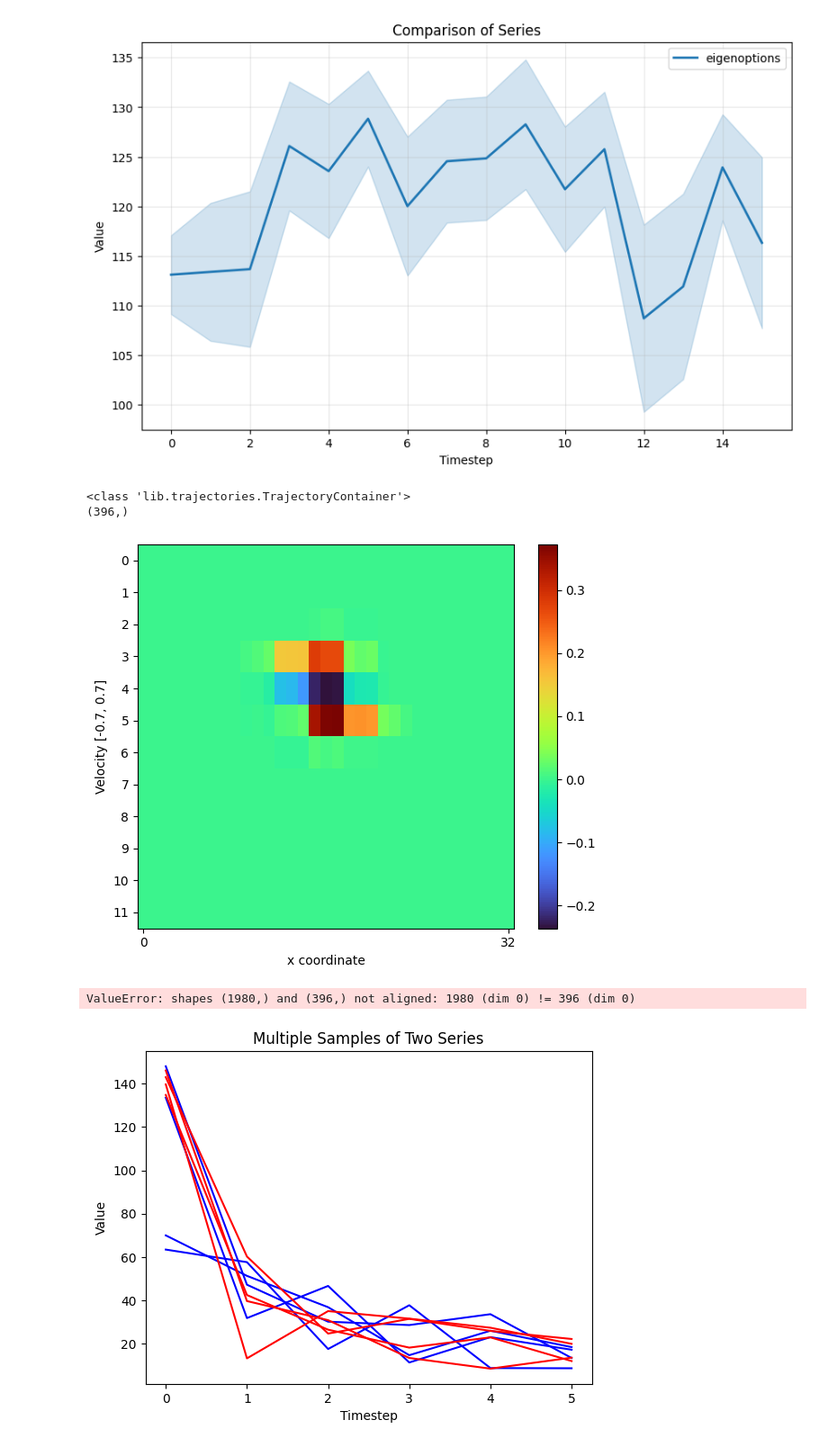
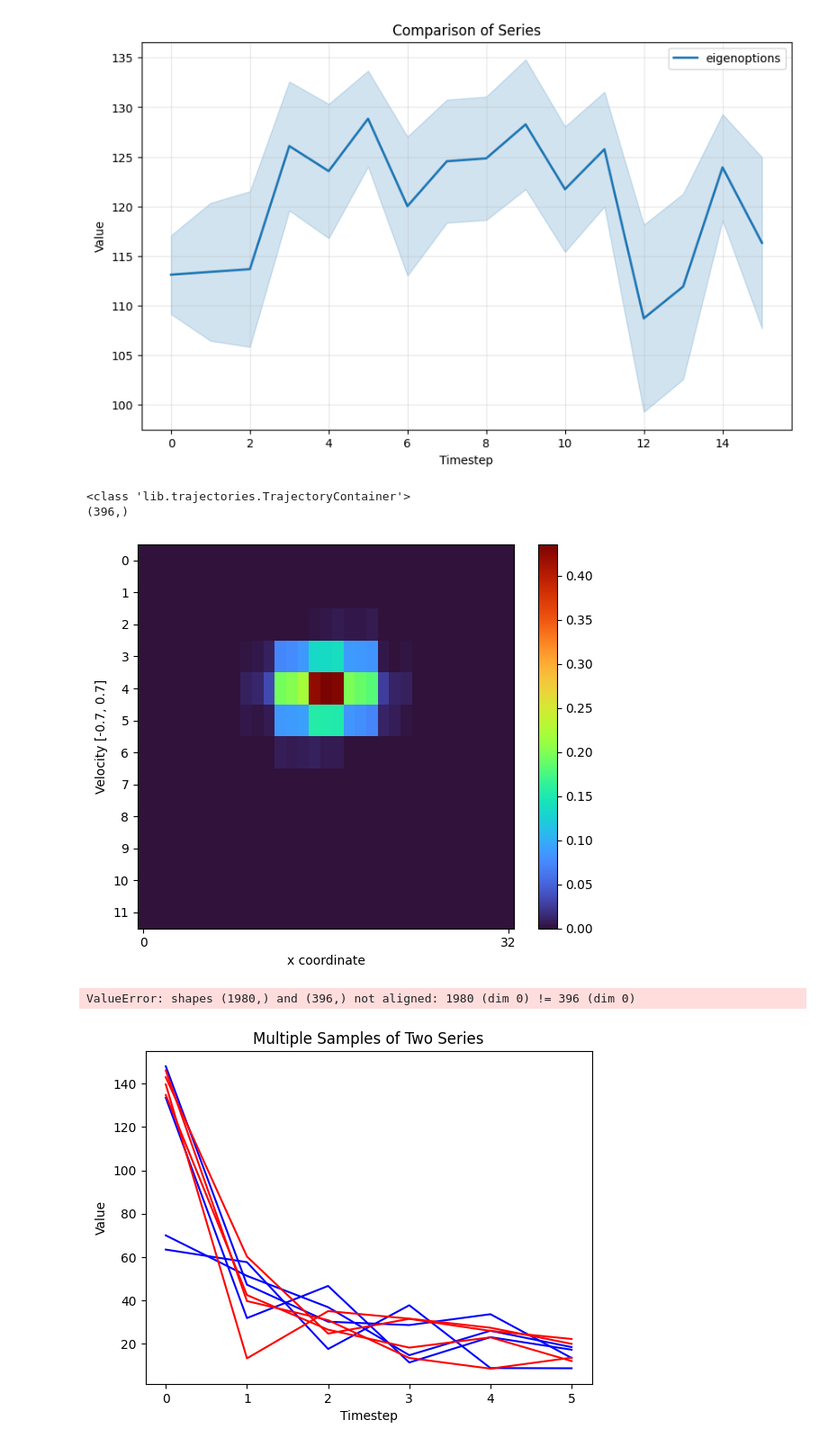
Before and after one commit to aaronma1/l1-cov, a Jupyter notebook: analysis.ipynb, the cells around one changed output. Shown at 90% size. Cells and saved outputs as stored; diff of their text form; code cells hidden in the pictures.

```diff
--- a/analysis.ipynb
+++ b/analysis.ipynb
@@ -127,35 +127,35 @@ def eig_sparse(SR, k=131):
 
 def plots_sr_from_run(base_args, run):
     s_agg, sa_agg = get_aggregator(base_args["env_name"])
 
     epochs=len(run)
 
     for i in range(epochs):
 
         transitions = run[i]["all_rollouts"]
         print(type(transitions))
         SR = sa_sr_from_rollouts(transitions, sa_agg)
         SR = SR.toarray()
         p_sa = p_sa_from_rollouts(transitions, sa_agg)
 
         top_eig, eigv= eig_sparse(SR, 5)
         print(top_eig[:, 0].shape)
-        plot_heatmap(sa_agg.unflatten_sa_table(top_eig[:,2]).reshape(12, -1))
+        plot_heatmap(-sa_agg.unflatten_sa_table(top_eig[:,0]).reshape(12, -1))
         print(np.dot(top_eig.flatten(), p_sa.flatten()))
 
 
 
 
 
 
 
 run_e0 = read_pickle(os.path.join(EXP_DIR, "part0_run.pkl"))
 
 plots_sr_from_run(base_args, run_e0)
 # %% [output]
 <class 'lib.trajectories.TrajectoryContainer'>
 (396,)
-[figure, old version]
+[figure, new version]
 ValueError: shapes (1980,) and (396,) not aligned: 1980 (dim 0) != 396 (dim 0)
 # %%
 l1_maxent = read_pickle(os.path.join(EXP_DIR, "maxent/all_l1_covs.pkl"))
```
Also changed, not shown: 1 other file.
